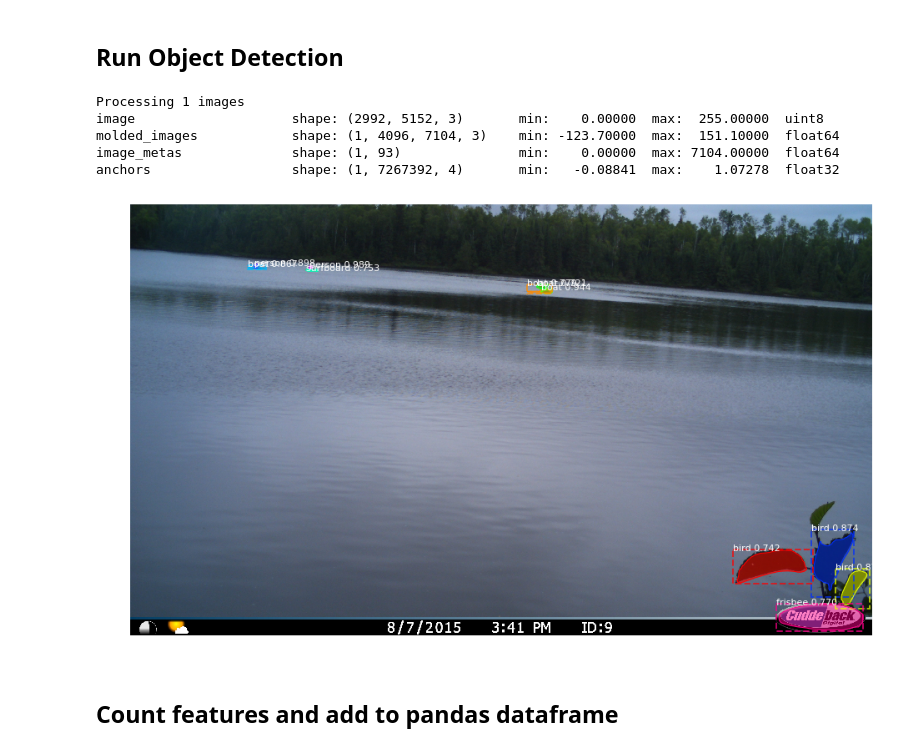
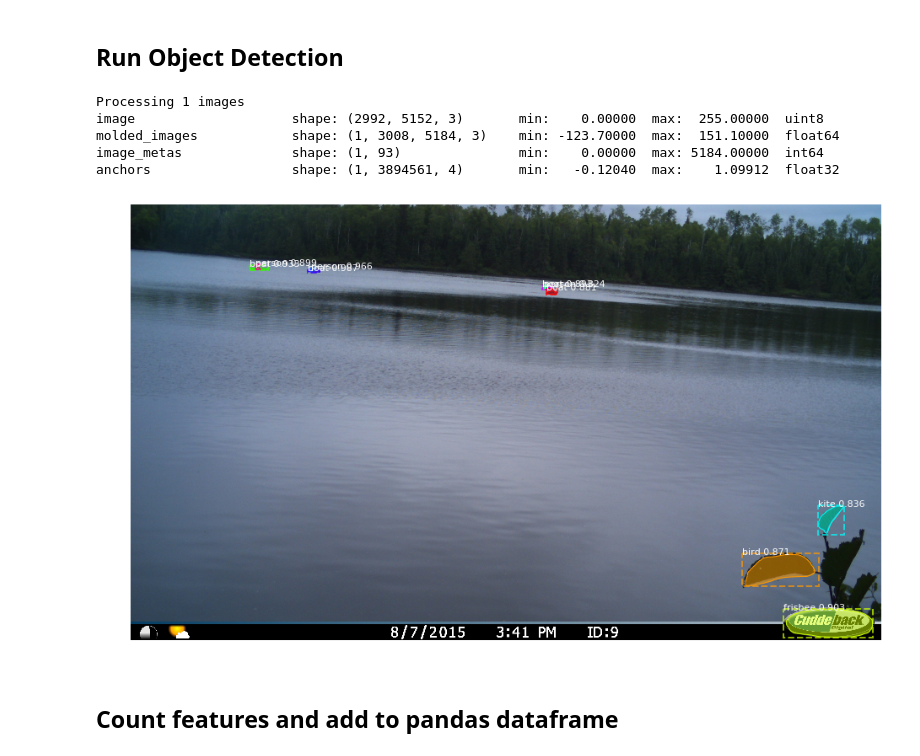
Before and after one commit to redfoxgis/Mask_RCNN, a Jupyter notebook: samples/demo.ipynb, the cells around one changed output. Drawn from its saved outputs; the diff is of its cells as text; code cells hidden in the pictures.

```diff
--- a/samples/demo.ipynb
+++ b/samples/demo.ipynb
@@ -52,10 +52,10 @@ class InferenceConfig(coco.CocoConfig):
     GPU_COUNT = 1
     IMAGES_PER_GPU = 1
     IMAGE_RESIZE_MODE = "pad64"
-    IMAGE_MIN_DIM = 4096
-    IMAGE_MAX_DIM = 4096
-    DETECTION_MIN_CONFIDENCE = 0.2
-    RPN_NMS_THRESHOLD = 0.2 # New
+    IMAGE_MIN_DIM = 1024
+    IMAGE_MAX_DIM = 1024
+    #DETECTION_MIN_CONFIDENCE = 0.2
+    #RPN_NMS_THRESHOLD = 0.2 # New
 
 config = InferenceConfig()
 config.display()
@@ -128,23 +135,23 @@ class_names = ['BG', 'person', 'bicycle', 'car', 'motorcycle', 'airplane',
 # %%
 # Load a random image from the images folder
 # file_names = next(os.walk(IMAGE_DIR))[2]
 # image = skimage.io.imread(os.path.join(IMAGE_DIR, random.choice(file_names)))
-image = skimage.io.imread('/Users/aaron/Desktop/matt_images/featuredetection/L__00010.JPG')
+image = skimage.io.imread('/home/ubuntu/data/L__00010.JPG')
 
 # Run detection
 results = model.detect([image], verbose=1)
 
 # Visualize results
 r = results[0]
 visualize.display_instances(image, r['rois'], r['masks'], r['class_ids'],
                             class_names, r['scores'])
 # %% [output]
 Processing 1 images
 image                    shape: (2992, 5152, 3)       min:    0.00000  max:  255.00000  uint8
-molded_images            shape: (1, 4096, 7104, 3)    min: -123.70000  max:  151.10000  float64
-image_metas              shape: (1, 93)               min:    0.00000  max: 7104.00000  float64
-anchors                  shape: (1, 7267392, 4)       min:   -0.08841  max:    1.07278  float32
+molded_images            shape: (1, 3008, 5184, 3)    min: -123.70000  max:  151.10000  float64
+image_metas              shape: (1, 93)               min:    0.00000  max: 5184.00000  int64
+anchors                  shape: (1, 3894561, 4)       min:   -0.12040  max:    1.09912  float32
-[figure, old version]
+[figure, new version]
 # %% [markdown]
 ## Count features and add to pandas dataframe
 # %%
```
Also changed, not shown: parts of 11 cells of this notebook.
